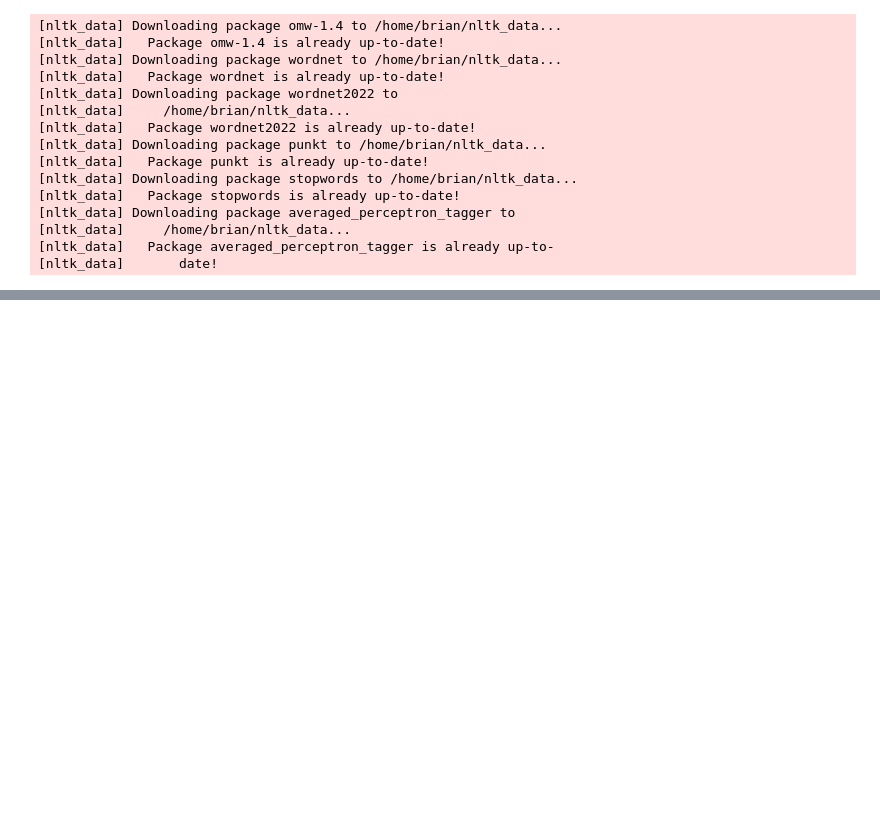
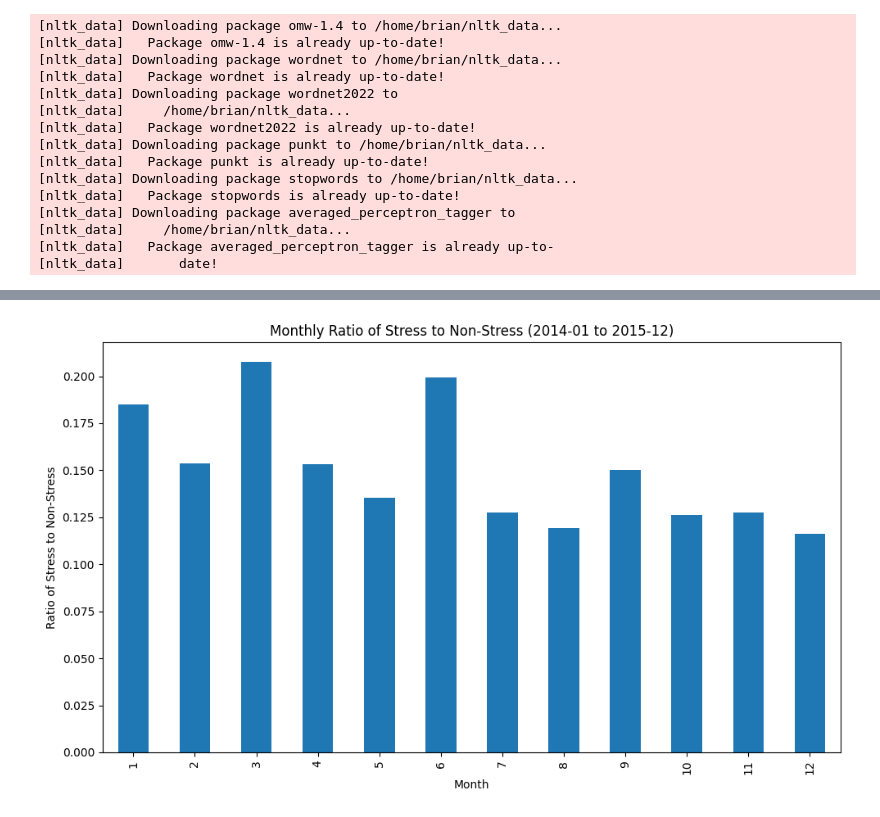
Before and after one commit to Yiran-Lu/CMPT733-Final-Project, a Jupyter notebook: inference.ipynb, the cells around one changed output, grey strips where cells are left out. Saved outputs shown, nothing was run; the diff lists cells and outputs as text; code cells hidden in the pictures; blank space fills up the shorter version.

Commit message:
Added multiple visualizations
Needs cleanup

```diff
--- a/inference.ipynb
+++ b/inference.ipynb
@@ -134,0 +170,4 @@ def predict_stress_reddit(df_reddit):
+# %%
+df_unimelb = predict_stress_reddit(pd.read_json('datasets/reddit/unimelb_submissions.zip', lines=True))
+#df_unimelb = predict_stress_reddit_comments(pd.read_json('datasets/reddit/unsw_comments.zip', lines=True))
+#df_sfu.sample(10)
@@ -134,0 +188,38 @@ def predict_stress_reddit(df_reddit):
+# %%
+import pandas as pd
+import matplotlib.pyplot as plt
+import matplotlib.dates as mdates
+
+start_date = '2014-01-01'
+end_date = '2015-12-31'
+filtered_df = df_unimelb
+#filtered_df = df_sfu[(df_sfu['created_time'] >= start_date) & (df_sfu['created_time'] <= end_date)]
+
+# Group by the month of the 'created' date, then sum the 'stress' values
+monthly_data = filtered_df.groupby(filtered_df['created_time'].dt.month).stress.agg(['sum', 'count'])
+monthly_data['non_stress'] = monthly_data['count'] - monthly_data['sum']
+monthly_data['ratio'] = monthly_data['sum'] / monthly_data['non_stress']
+
+# Reset index to convert PeriodIndex to DateTimeIndex for plotting
+#monthly_data.index = monthly_data.index.to_timestamp()
+
+# Plotting
+fig, ax = plt.subplots(figsize=(10, 6))
+monthly_data['ratio'].plot(kind='bar', ax=ax)
+
+# Formatting the x-axis
+ax.set_xlabel('Month')
+ax.set_ylabel('Ratio of Stress to Non-Stress')
+ax.set_title('Monthly Ratio of Stress to Non-Stress (2014-01 to 2015-12)')
+
+# Handling x-ticks - Set major formatter
+#ax.xaxis.set_major_formatter(mdates.DateFormatter('%Y-%m'))
+
+# Adjust x-ticks to display months within the range
+ax.set_xticks(range(len(monthly_data.index)))
+#ax.set_xticklabels([date.strftime('%Y-%m') for date in monthly_data.index], rotation=45)
+
+plt.tight_layout()
+plt.show()
+# %% [output]
+[figure, added]
```
Also changed, not shown: parts of 16 cells of this notebook.
